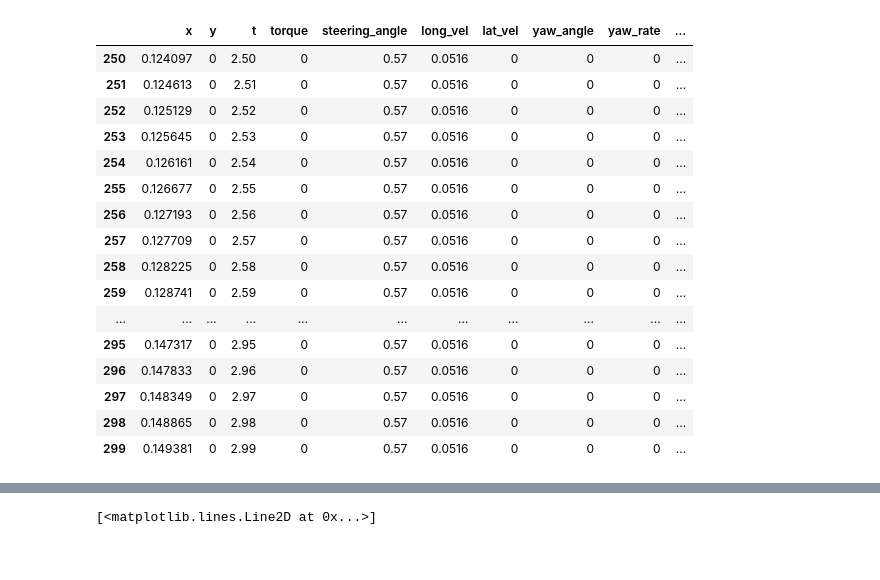
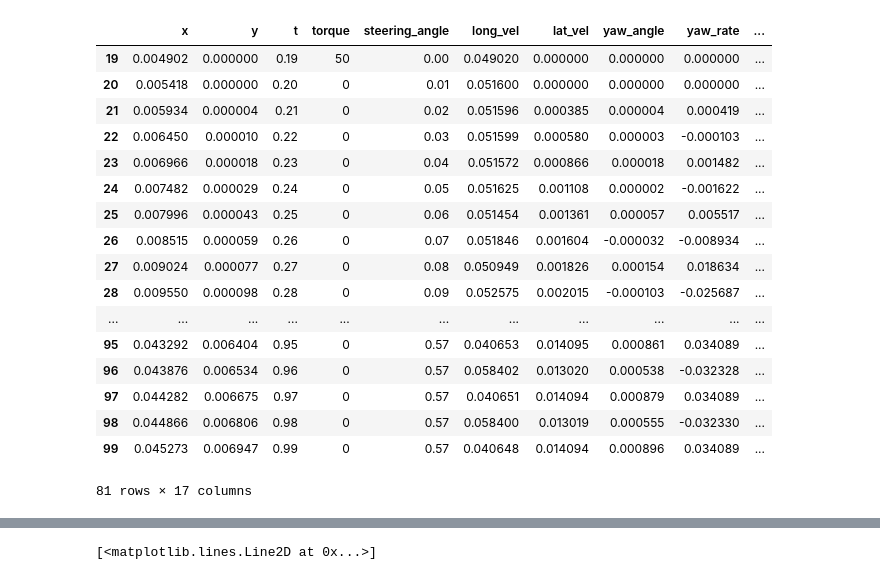
Before and after one commit to AvaRat/dynamic-model-car-simulator, a Jupyter notebook: simulator_visualization.ipynb, the cells around one changed output, grey strips where cells are left out. Saved outputs shown, nothing was run; the diff lists cells and outputs as text; code cells hidden in the pictures.

```diff
--- a/simulator_visualization.ipynb
+++ b/simulator_visualization.ipynb
@@ -1,33 +1,34 @@
 # %%
 import pandas as pd
 import numpy as np
 import matplotlib.pyplot as plt
 import matplotlib.gridspec as gridspec
 
 data_raw = pd.read_csv('/home/marcel/catkin_ws/src/dynamic-model-car-simulator/data.csv')
 data = pd.DataFrame(data=data_raw)
-data[250:300]
+data[19:100] #19 30
 #plt.plot(data['x'], data['t'])
 
 #print('experiment end time: ' + repr(np.max(data['t'])) + 's')
 # %% [output]
 |  | x | y | t | torque | steering_angle | long_vel | lat_vel | yaw_angle | yaw_rate | ... |
-| 250 | 0.124097 | 0 | 2.50 | 0 | 0.57 | 0.0516 | 0 | 0 | 0 | ... |
-| 251 | 0.124613 | 0 | 2.51 | 0 | 0.57 | 0.0516 | 0 | 0 | 0 | ... |
-| 252 | 0.125129 | 0 | 2.52 | 0 | 0.57 | 0.0516 | 0 | 0 | 0 | ... |
-| 253 | 0.125645 | 0 | 2.53 | 0 | 0.57 | 0.0516 | 0 | 0 | 0 | ... |
-| 254 | 0.126161 | 0 | 2.54 | 0 | 0.57 | 0.0516 | 0 | 0 | 0 | ... |
-| 255 | 0.126677 | 0 | 2.55 | 0 | 0.57 | 0.0516 | 0 | 0 | 0 | ... |
-| 256 | 0.127193 | 0 | 2.56 | 0 | 0.57 | 0.0516 | 0 | 0 | 0 | ... |
-| 257 | 0.127709 | 0 | 2.57 | 0 | 0.57 | 0.0516 | 0 | 0 | 0 | ... |
-| 258 | 0.128225 | 0 | 2.58 | 0 | 0.57 | 0.0516 | 0 | 0 | 0 | ... |
-| 259 | 0.128741 | 0 | 2.59 | 0 | 0.57 | 0.0516 | 0 | 0 | 0 | ... |
+| 19 | 0.004902 | 0.000000 | 0.19 | 50 | 0.00 | 0.049020 | 0.000000 | 0.000000 | 0.000000 | ... |
+| 20 | 0.005418 | 0.000000 | 0.20 | 0 | 0.01 | 0.051600 | 0.000000 | 0.000000 | 0.000000 | ... |
+| 21 | 0.005934 | 0.000004 | 0.21 | 0 | 0.02 | 0.051596 | 0.000385 | 0.000004 | 0.000419 | ... |
+| 22 | 0.006450 | 0.000010 | 0.22 | 0 | 0.03 | 0.051599 | 0.000580 | 0.000003 | -0.000103 | ... |
+| 23 | 0.006966 | 0.000018 | 0.23 | 0 | 0.04 | 0.051572 | 0.000866 | 0.000018 | 0.001482 | ... |
+| 24 | 0.007482 | 0.000029 | 0.24 | 0 | 0.05 | 0.051625 | 0.001108 | 0.000002 | -0.001622 | ... |
+| 25 | 0.007996 | 0.000043 | 0.25 | 0 | 0.06 | 0.051454 | 0.001361 | 0.000057 | 0.005517 | ... |
+| 26 | 0.008515 | 0.000059 | 0.26 | 0 | 0.07 | 0.051846 | 0.001604 | -0.000032 | -0.008934 | ... |
+| 27 | 0.009024 | 0.000077 | 0.27 | 0 | 0.08 | 0.050949 | 0.001826 | 0.000154 | 0.018634 | ... |
+| 28 | 0.009550 | 0.000098 | 0.28 | 0 | 0.09 | 0.052575 | 0.002015 | -0.000103 | -0.025687 | ... |
 | ... | ... | ... | ... | ... | ... | ... | ... | ... | ... | ... |
-| 295 | 0.147317 | 0 | 2.95 | 0 | 0.57 | 0.0516 | 0 | 0 | 0 | ... |
-| 296 | 0.147833 | 0 | 2.96 | 0 | 0.57 | 0.0516 | 0 | 0 | 0 | ... |
-| 297 | 0.148349 | 0 | 2.97 | 0 | 0.57 | 0.0516 | 0 | 0 | 0 | ... |
-| 298 | 0.148865 | 0 | 2.98 | 0 | 0.57 | 0.0516 | 0 | 0 | 0 | ... |
-| 299 | 0.149381 | 0 | 2.99 | 0 | 0.57 | 0.0516 | 0 | 0 | 0 | ... |
+| 95 | 0.043292 | 0.006404 | 0.95 | 0 | 0.57 | 0.040653 | 0.014095 | 0.000861 | 0.034089 | ... |
+| 96 | 0.043876 | 0.006534 | 0.96 | 0 | 0.57 | 0.058402 | 0.013020 | 0.000538 | -0.032328 | ... |
+| 97 | 0.044282 | 0.006675 | 0.97 | 0 | 0.57 | 0.040651 | 0.014094 | 0.000879 | 0.034089 | ... |
+| 98 | 0.044866 | 0.006806 | 0.98 | 0 | 0.57 | 0.058400 | 0.013019 | 0.000555 | -0.032330 | ... |
+| 99 | 0.045273 | 0.006947 | 0.99 | 0 | 0.57 | 0.040648 | 0.014094 | 0.000896 | 0.034089 | ... |
+81 rows × 17 columns
 # %%
 np.where(data['slip_angle_f'] == np.max(data['slip_angle_f']))
 # %% [output]
```
Also changed, not shown: parts of 9 cells of this notebook, 3 other files.
